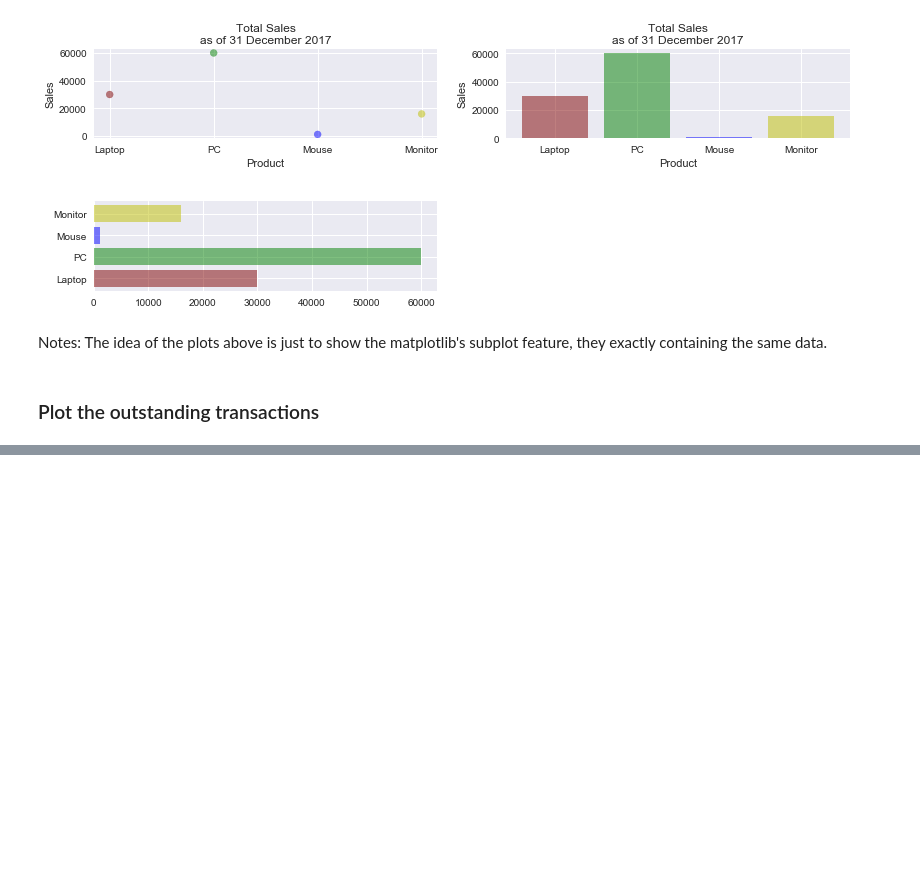
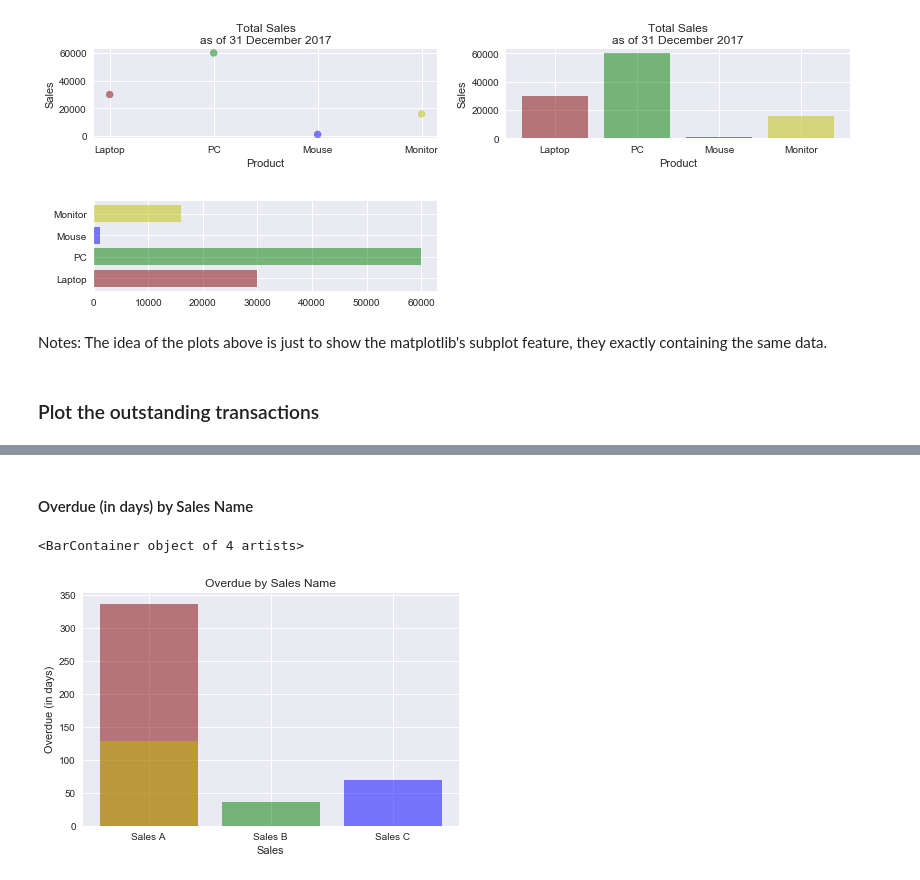
Before and after one commit to luckyp71/python_numpy_matplotlib_pandas, a Jupyter notebook: python_numpy_matplotlib_pandas.ipynb, the cells around one changed output, grey strips where cells are left out. Saved outputs shown, nothing was run; the diff lists cells and outputs as text; code cells hidden in the pictures; blank space fills up the shorter version.

```diff
--- a/python_numpy_matplotlib_pandas.ipynb
+++ b/python_numpy_matplotlib_pandas.ipynb
@@ -158,7 +152,9 @@ See the caveats in the documentation: http://pandas.pydata.org/pandas-docs/stabl
 ### Plot the total sales as of 31 December 2017
 # %%
 item = sales_data2017['item']
+name = sales_data2017['sales_name']
 sales = sales_data2017['amount']
+overdue = sales_data2017['overdue']
 colors = ['maroon','g','b','y']
 
 def scatterPlot(data):
@@ -230,0 +205,14 @@ Notes: The idea of the plots above is just to show the matplotlib's subplot feat
+# %% [markdown]
+#### Overdue (in days) by Sales Name
+# %%
+def barCharPlot(data):
+    plt.title("Overdue by Sales Name")
+    plt.xlabel("Sales")
+    plt.ylabel("Overdue (in days)")
+    return plt.bar(name, overdue, color=colors, alpha=0.5)
+
+
+barCharPlot(sales_data2017)
+# %% [output]
+<BarContainer object of 4 artists>
+[figure, added]
```
Also changed, not shown: parts of 8 cells of this notebook.
